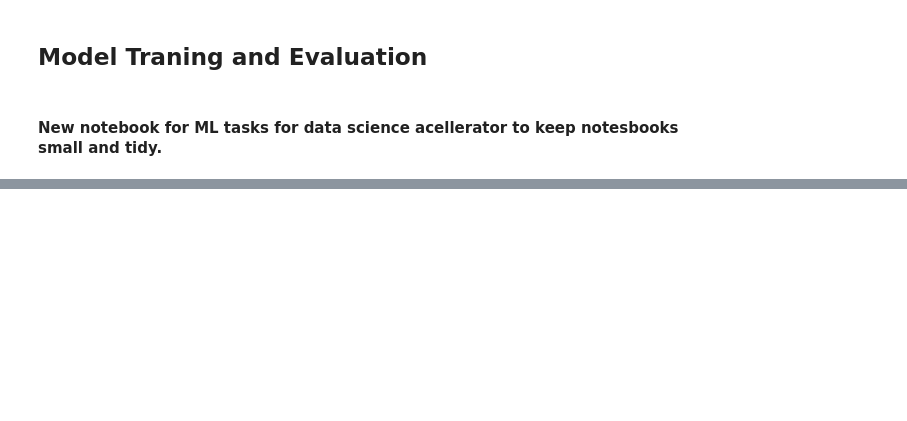
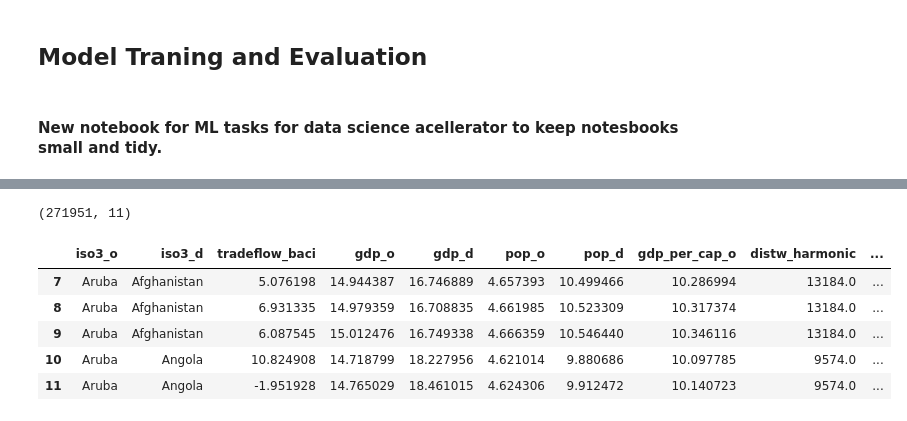
Before and after one commit to danielcoles1989/dc_accelerator, a Jupyter notebook: notebook_ml.ipynb, the cells around one changed output, grey strips where cells are left out. Cells and saved outputs as stored; diff of their text form; code cells hidden in the pictures; blank space fills up the shorter version.

```diff
--- a/notebook_ml.ipynb
+++ b/notebook_ml.ipynb
@@ -44 +67,16 @@ dtype: int64
+# %%
+# drop nulls due to sparcity (some countries have too little data to impute/ffill)
+df = df.dropna()
+df.shape
+# %% [output]
+(271951, 11)
+# %%
+df.head()
+# %% [output]
+|  | iso3_o | iso3_d | tradeflow_baci | gdp_o | gdp_d | pop_o | pop_d | gdp_per_cap_o | distw_harmonic | ... |
+| 7 | Aruba | Afghanistan | 5.076198 | 14.944387 | 16.746889 | 4.657393 | 10.499466 | 10.286994 | 13184.0 | ... |
+| 8 | Aruba | Afghanistan | 6.931335 | 14.979359 | 16.708835 | 4.661985 | 10.523309 | 10.317374 | 13184.0 | ... |
+| 9 | Aruba | Afghanistan | 6.087545 | 15.012476 | 16.749338 | 4.666359 | 10.546440 | 10.346116 | 13184.0 | ... |
+| 10 | Aruba | Angola | 10.824908 | 14.718799 | 18.227956 | 4.621014 | 9.880686 | 10.097785 | 9574.0 | ... |
+| 11 | Aruba | Angola | -1.951928 | 14.765029 | 18.461015 | 4.624306 | 9.912472 | 10.140723 | 9574.0 | ... |
 # %%
```
Also changed, not shown: parts of 20 cells of this notebook.
